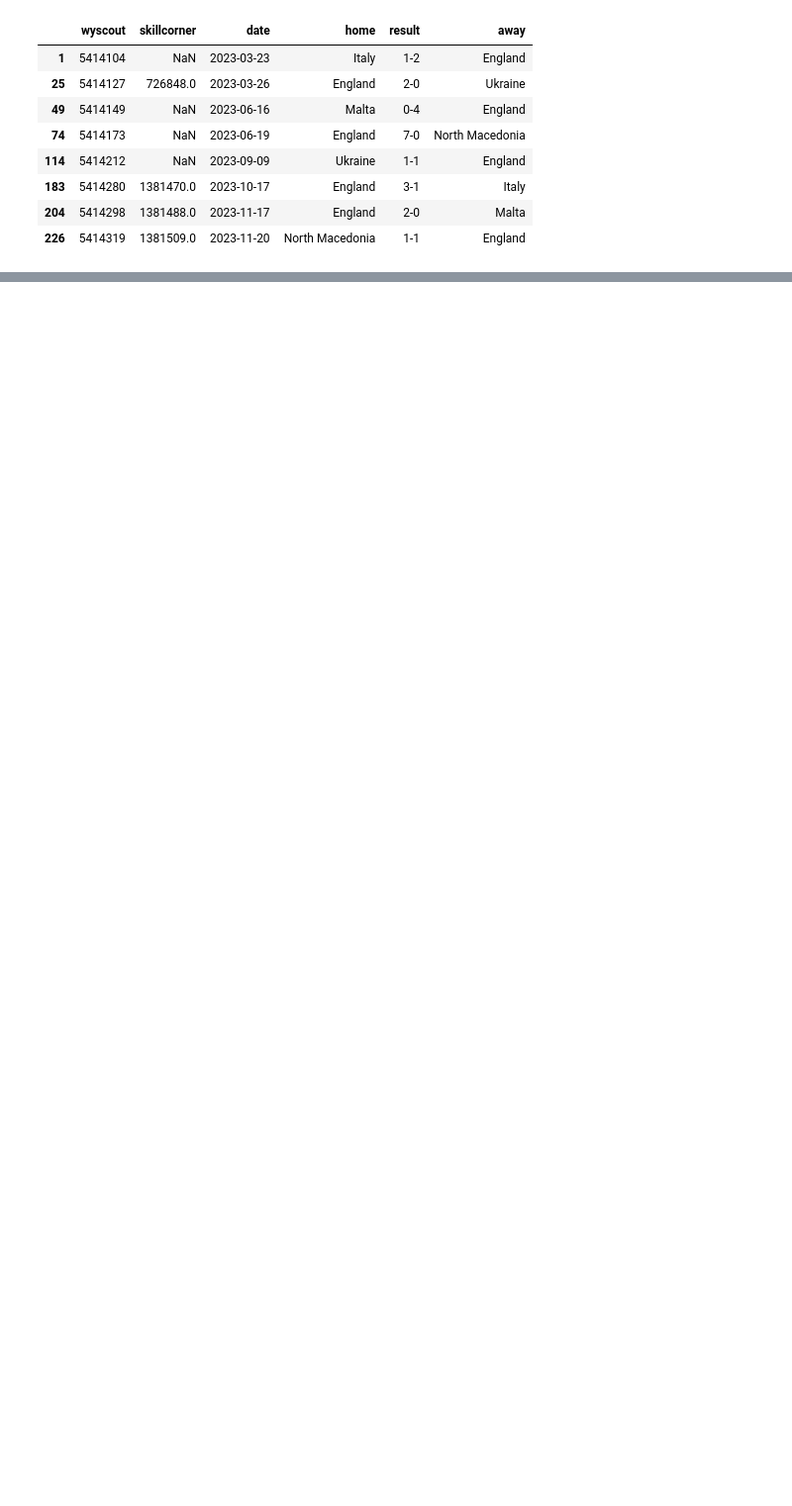
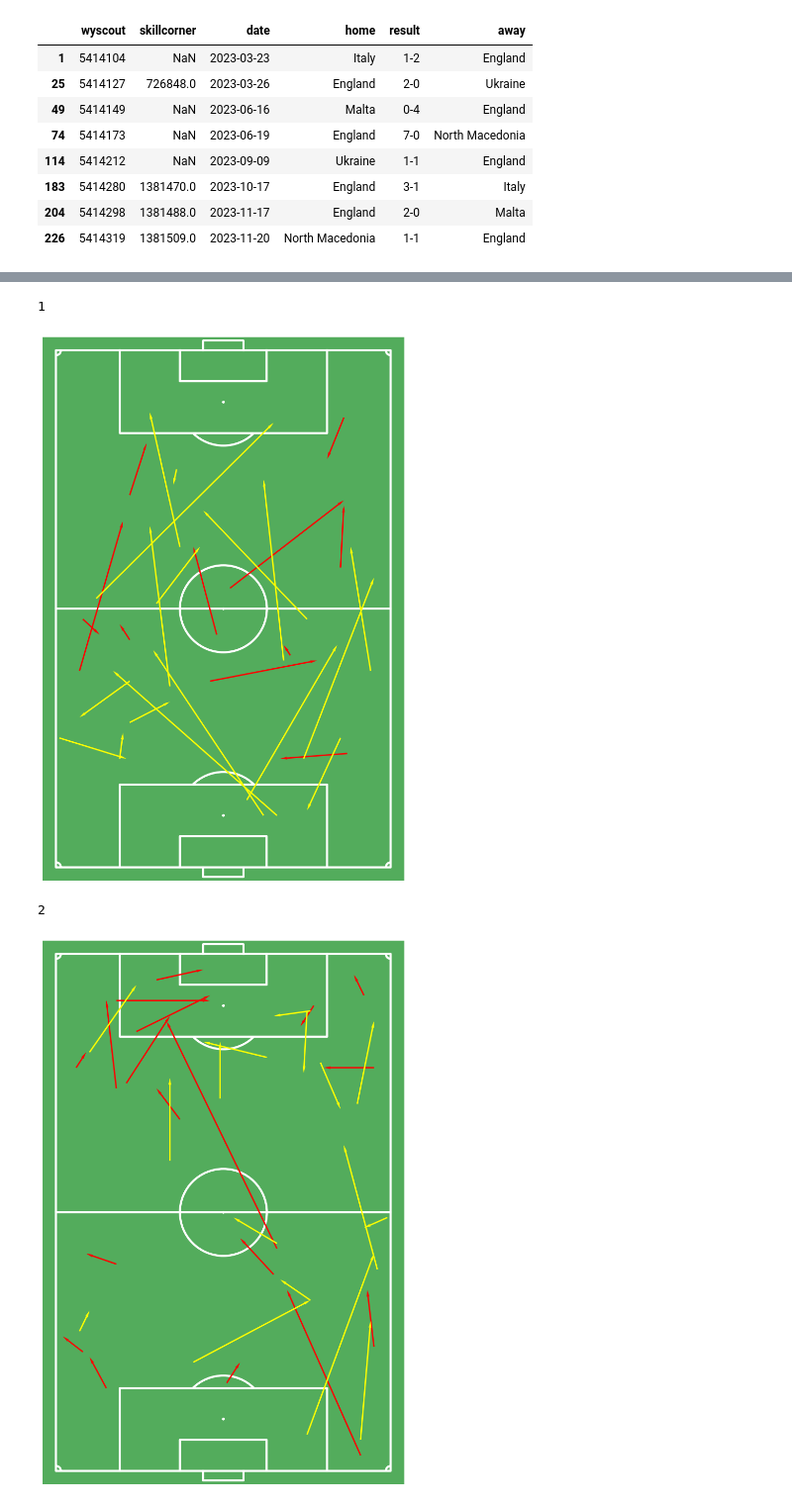
Before and after one commit to iffthomas/Neuer-Ordner, a Jupyter notebook: notebooks/shooting.ipynb, the cells around one changed output, grey strips where cells are left out. Shown at 99% size. Saved outputs shown, nothing was run; the diff lists cells and outputs as text; code cells hidden in the pictures; blank space fills up the shorter version.

```diff
--- a/notebooks/shooting.ipynb
+++ b/notebooks/shooting.ipynb
@@ -190,0 +229,34 @@ pitch.arrows(passes_df['location.x'], passes_df['location.y'],
+# %%
+for i in range(0,2):
+    print(i+1)
+    filtered_df_temp = filtered_df[filtered_df["matchPeriod"]==i+1]
+
+    teams = wyscout_event["team.name"].unique()
+    pitch = VerticalPitch(pitch_type='wyscout', goal_type='box', pitch_color='#53ac5c',
+                        line_color='white', linewidth=3, corner_arcs=True)
+    fig, ax = pitch.draw(figsize=(16, 11))
+
+
+    for team in teams:
+        #select a color for the team
+        if team == "England":
+            color = "red"
+        else:
+            color = "yellow"
+        failed_passes = filtered_df_temp[filtered_df_temp["pass.accurate"] == False]
+        failed_passes = failed_passes[failed_passes["pass.recipient.position"]!="GK"] #ignore the passes of the goal keeper
+        failed_passes = failed_passes[failed_passes["team.name"]==team]
+
+
+        #dropnas
+        failed_passes = failed_passes.dropna(subset=["location.x", "location.y", "pass.endLocation.x", "pass.endLocation.y","pass.recipient.position" ])
+
+        pitch.arrows(failed_passes['location.x'], failed_passes['location.y'],
+                    failed_passes['pass.endLocation.x'], failed_passes['pass.endLocation.y'],
+                    width=2, headwidth=2, color=color, ax=ax, label='completed passes')
+    plt.show()
+# %% [output]
+1
+[figure, added]
+2
+[figure, added]
```
Also changed, not shown: parts of 15 cells of this notebook.
